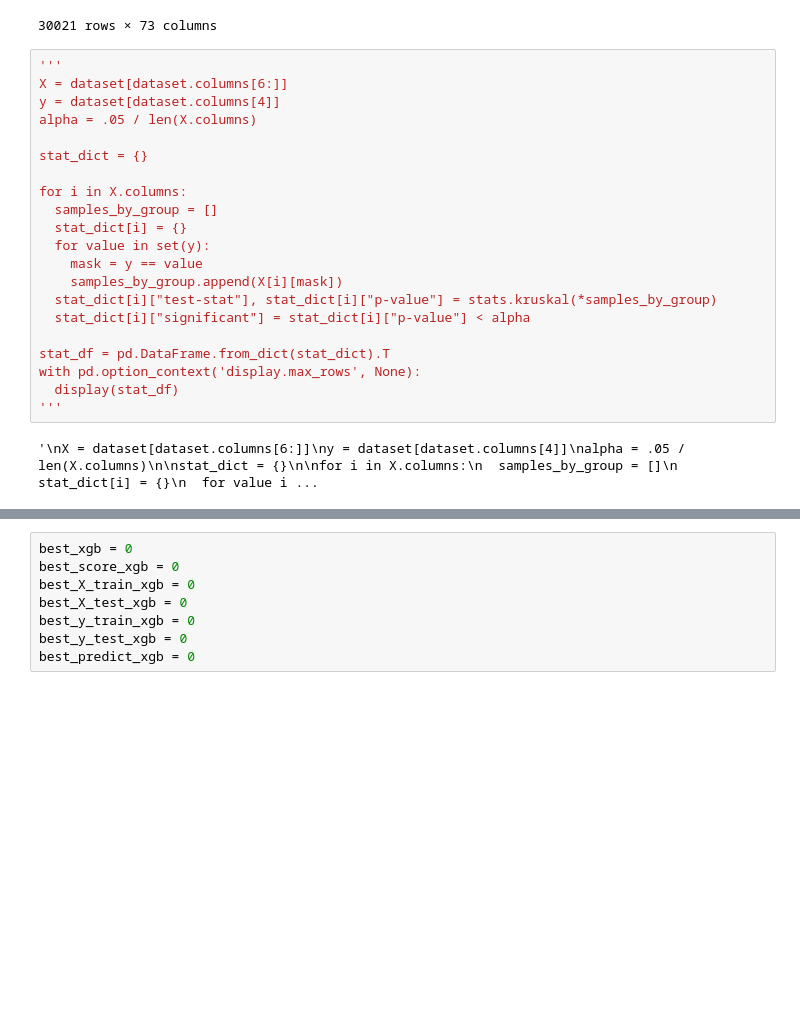
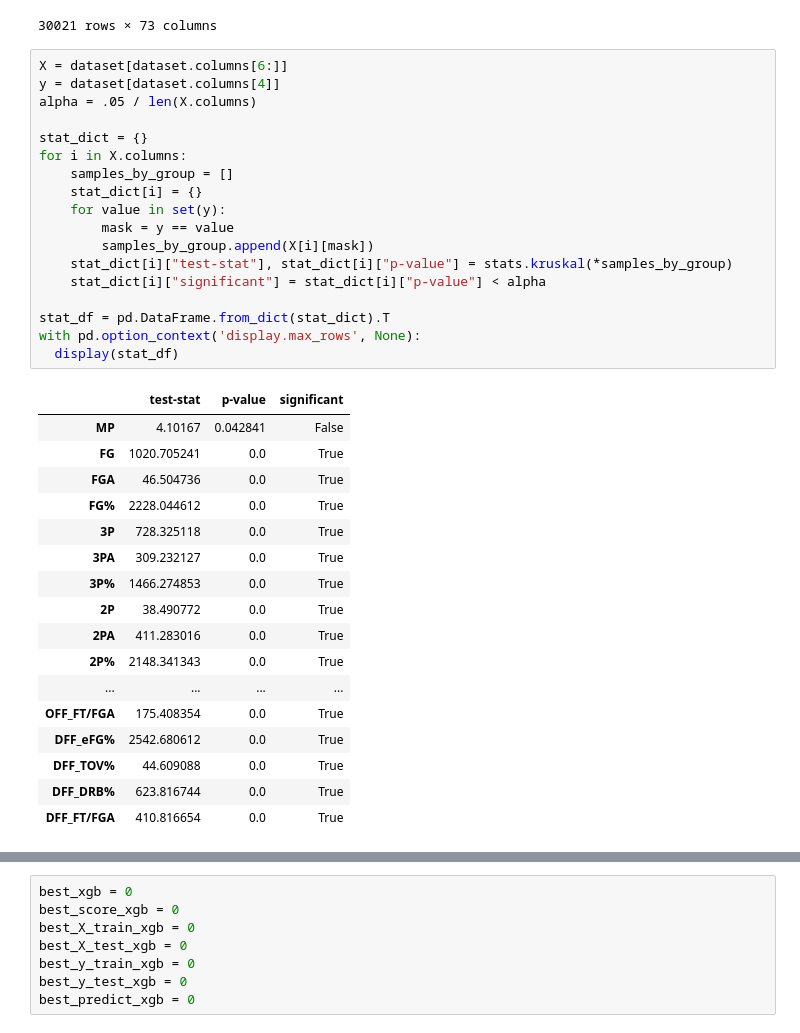
Before and after one commit to mamamia5x/NBA, a Jupyter notebook: final.ipynb, the cells around one changed output, grey strips where cells are left out. Drawn from its saved outputs; the diff is of its cells as text; blank space fills up the shorter version.

```diff
--- a/final.ipynb
+++ b/final.ipynb
@@ -273,25 +275,38 @@ Finished 0
 | 30020 | Atlanta Hawks | 1610612737 | Charlotte Hornets | 1610612766 | 0 | 0.0 | -1.8 | 1.0 | 2.0 | 0.000 | ... |
 30021 rows × 73 columns
 # %%
-'''
 X = dataset[dataset.columns[6:]]
 y = dataset[dataset.columns[4]]
 alpha = .05 / len(X.columns)
 
 stat_dict = {}
-
 for i in X.columns:
-  samples_by_group = []
-  stat_dict[i] = {}
-  for value in set(y):
-    mask = y == value
-    samples_by_group.append(X[i][mask])
-  stat_dict[i]["test-stat"], stat_dict[i]["p-value"] = stats.kruskal(*samples_by_group)
-  stat_dict[i]["significant"] = stat_dict[i]["p-value"] < alpha
+    samples_by_group = []
+    stat_dict[i] = {}
+    for value in set(y):
+        mask = y == value
+        samples_by_group.append(X[i][mask])
+    stat_dict[i]["test-stat"], stat_dict[i]["p-value"] = stats.kruskal(*samples_by_group)
+    stat_dict[i]["significant"] = stat_dict[i]["p-value"] < alpha
 
 stat_df = pd.DataFrame.from_dict(stat_dict).T
 with pd.option_context('display.max_rows', None):
   display(stat_df)
-'''
 # %% [output]
-'\nX = dataset[dataset.columns[6:]]\ny = dataset[dataset.columns[4]]\nalpha = .05 / len(X.columns)\n\nstat_dict = {}\n\nfor i in X.columns:\n  samples_by_group = []\n  stat_dict[i] = {}\n  for value i ...
+|  | test-stat | p-value | significant |
+| MP | 4.10167 | 0.042841 | False |
+| FG | 1020.705241 | 0.0 | True |
+| FGA | 46.504736 | 0.0 | True |
+| FG% | 2228.044612 | 0.0 | True |
+| 3P | 728.325118 | 0.0 | True |
+| 3PA | 309.232127 | 0.0 | True |
+| 3P% | 1466.274853 | 0.0 | True |
+| 2P | 38.490772 | 0.0 | True |
+| 2PA | 411.283016 | 0.0 | True |
+| 2P% | 2148.341343 | 0.0 | True |
+| ... | ... | ... | ... |
+| OFF_FT/FGA | 175.408354 | 0.0 | True |
+| DFF_eFG% | 2542.680612 | 0.0 | True |
+| DFF_TOV% | 44.609088 | 0.0 | True |
+| DFF_DRB% | 623.816744 | 0.0 | True |
+| DFF_FT/FGA | 410.816654 | 0.0 | True |
```
Also changed, not shown: parts of 10 cells of this notebook.
